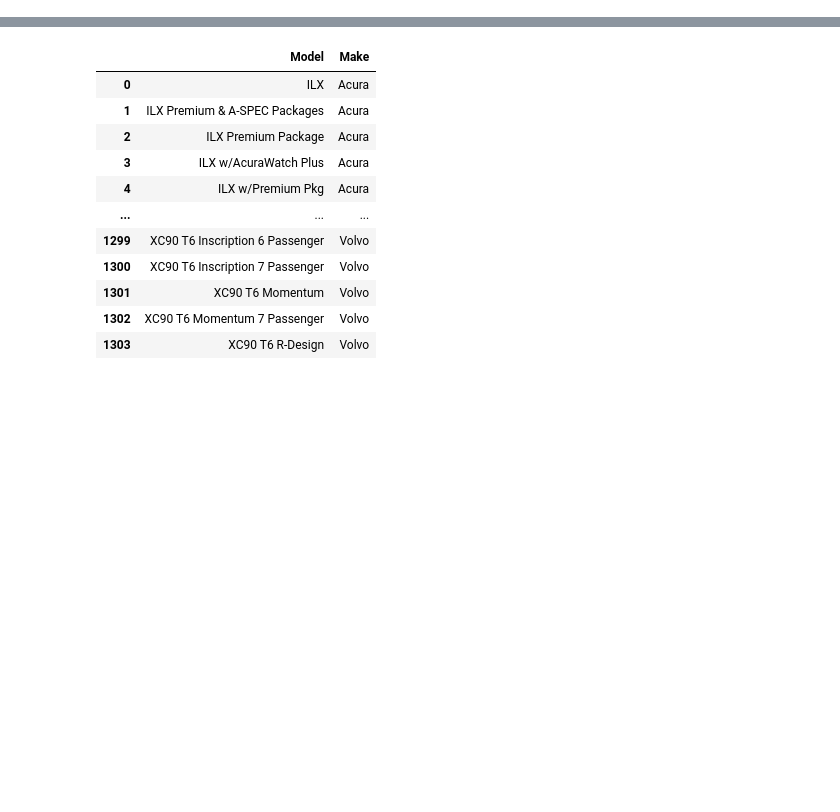
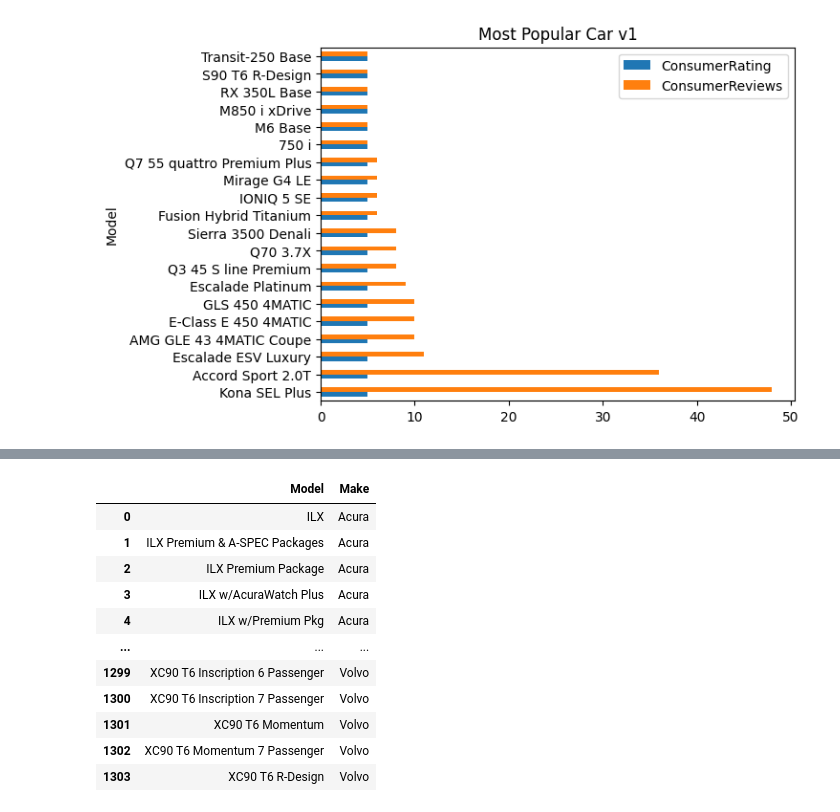
Before and after one commit to VickieL2399/ISYS-with-a-Y, a Jupyter notebook: Jupyter_Files/Q1_Jonathan.ipynb, the cells around one changed output, grey strips where cells are left out. Cells and saved outputs as stored; diff of their text form; code cells hidden in the pictures; blank space fills up the shorter version.

```diff
--- a/Jupyter_Files/Q1_Jonathan.ipynb
+++ b/Jupyter_Files/Q1_Jonathan.ipynb
@@ -64,3 +72,20 @@ pd.read_sql(q1,conn)
+# %%
+from sqlalchemy import create_engine
+
+query = """
+SELECT Model,
+AVG(ConsumerRating) AS ConsumerRating,
+ConsumerReviews
+FROM car_sales
+GROUP BY Model
+ORDER BY ConsumerRating DESC, ConsumerReviews DESC
+LIMIT 20
+"""
+
+df2 = pd.read_sql(query,conn)
+plot = df2.plot.barh(title="Most Popular Car v1", x="Model");
+# %% [output]
+[figure, added]
 # %%
 #Based on highest Consumer Review > Consumer Rating > Total Listings
 q2 = """
```
Also changed, not shown: parts of 6 cells of this notebook, 1 other file.
